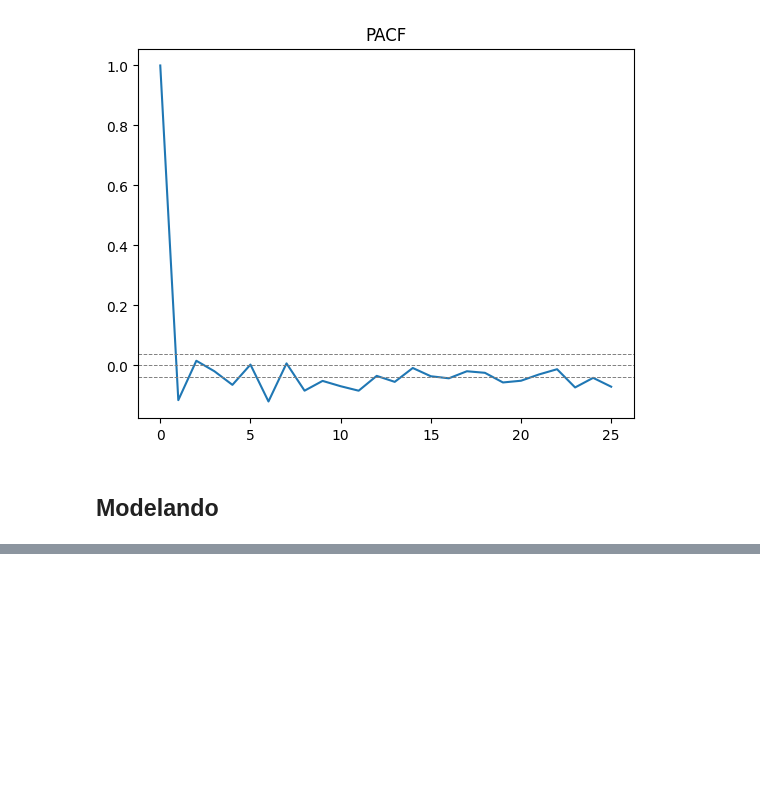
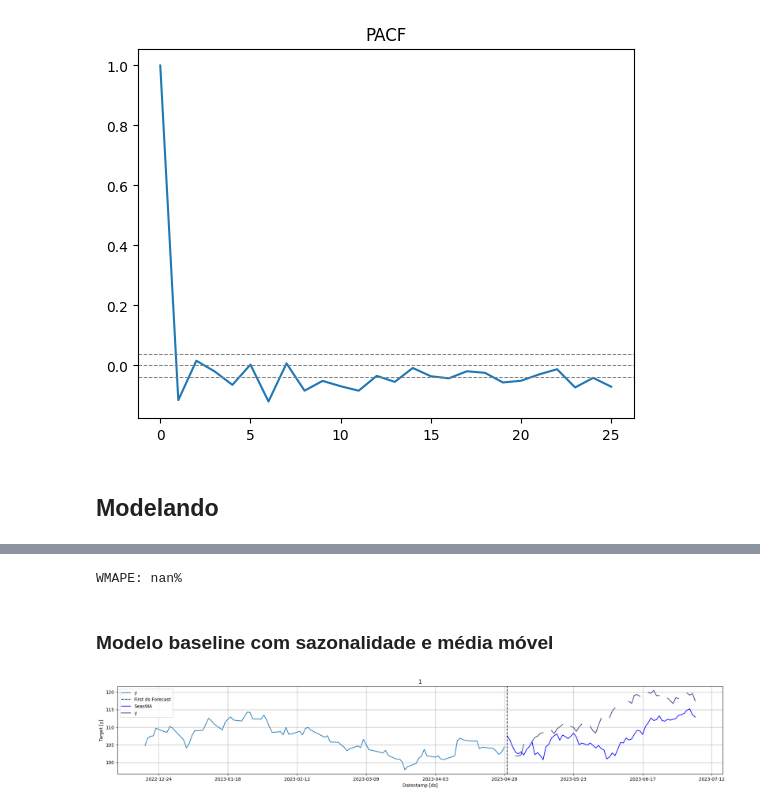
Before and after one commit to jorgeplatero/postech_techchallenge_fase_2, a Jupyter notebook: notebook.ipynb, the cells around one changed output, grey strips where cells are left out. Cells and saved outputs as stored; diff of their text form; code cells hidden in the pictures; blank space fills up the shorter version.

```diff
--- a/notebook.ipynb
+++ b/notebook.ipynb
@@ -385,0 +469,7 @@ plt.show()
+# %%
+wmape_s = wmape(forecast_dfs['y'].values, forecast_dfs['SeasonalNaive'].values)
+print(f'WMAPE: {wmape_s:.2%}')
+# %% [output]
+WMAPE: nan%
+# %% [markdown]
+### Modelo baseline com sazonalidade e média móvel
@@ -385,0 +479,8 @@ plt.show()
+# %%
+model_sm = StatsForecast(models = [SeasonalWindowAverage(season_length = 365, window_size = 1)], freq = 'D', n_jobs = -1) #o parâmetro window_size é período em que será calculada a média móvel (2 semanas)
+model_sm.fit(treino)
+forecast_dfsm = model_sm.predict(h = h, level = [90])
+forecast_dfsm = forecast_dfsm.reset_index().merge(valid, on = ['ds', 'unique_id'], how = 'left')
+model_sm.plot(treino, forecast_dfsm, level = [90], engine = 'matplotlib', max_insample_length = 90)
+# %% [output]
+[figure, added]
```
Also changed, not shown: parts of 22 cells of this notebook.
